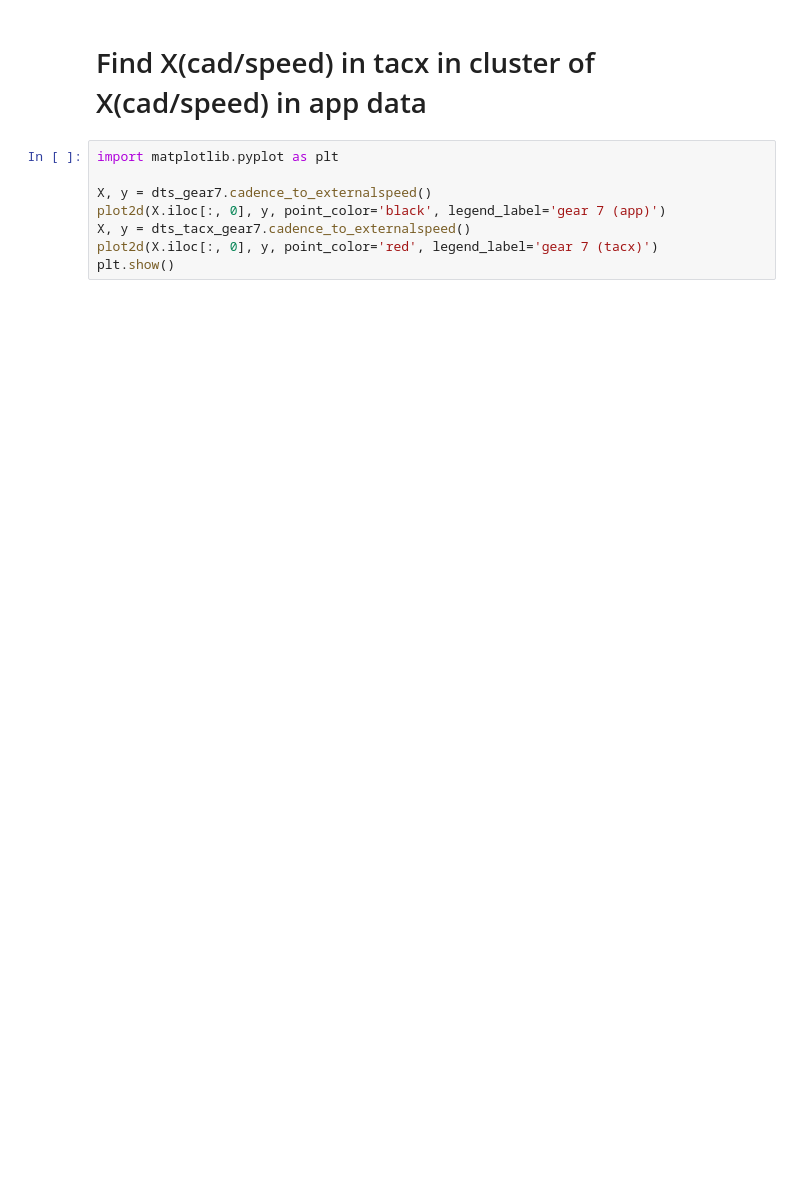
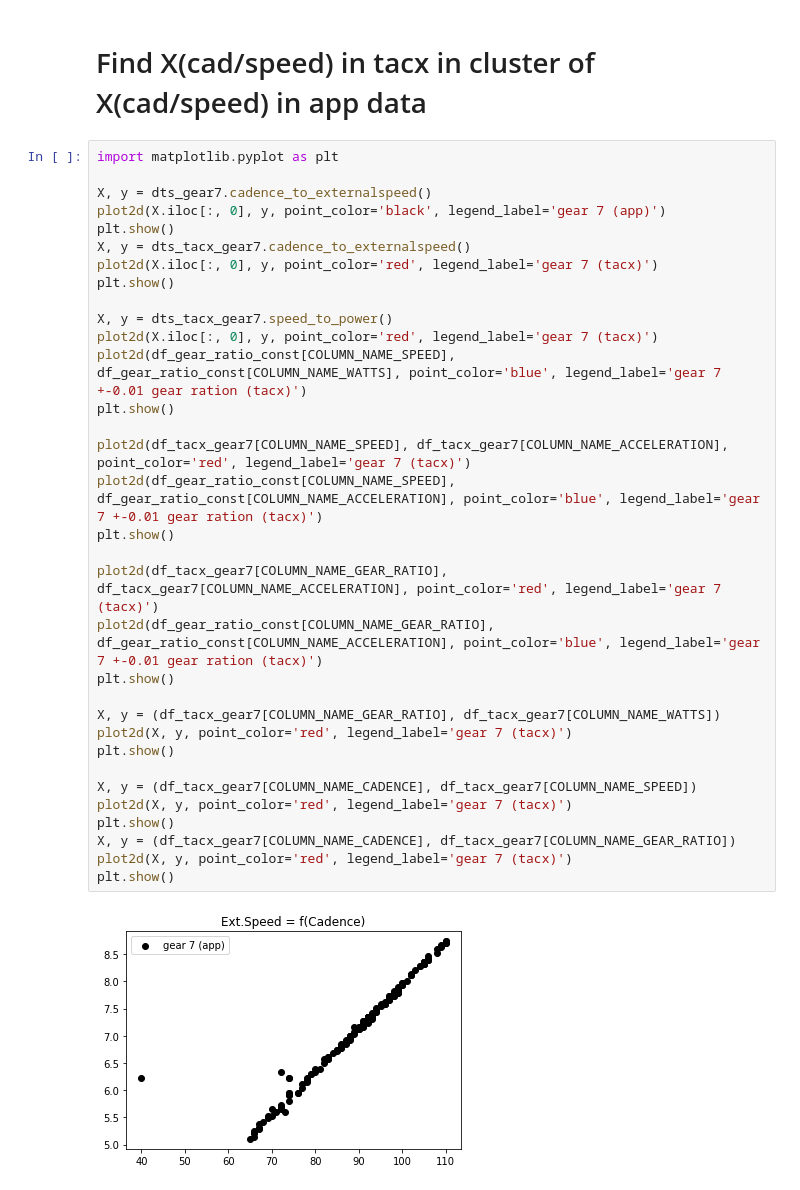
Before and after one commit to bruennijs/indoor-virtual-power-prediction, a Jupyter notebook: regression_by_speed.ipynb, the cells around one changed output. Cells and saved outputs as stored; diff of their text form; blank space fills up the shorter version.

```diff
--- a/regression_by_speed.ipynb
+++ b/regression_by_speed.ipynb
@@ -123,10 +126,37 @@ plt.show()
 # %% [markdown]
 # Find X(cad/speed) in tacx in cluster of X(cad/speed) in app data
-# %%
-import matplotlib.pyplot as plt
-
-X, y = dts_gear7.cadence_to_externalspeed()
-plot2d(X.iloc[:, 0], y, point_color='black', legend_label='gear 7 (app)')
-X, y = dts_tacx_gear7.cadence_to_externalspeed()
-plot2d(X.iloc[:, 0], y, point_color='red', legend_label='gear 7 (tacx)')
-plt.show()
+# %%
+import matplotlib.pyplot as plt
+
+X, y = dts_gear7.cadence_to_externalspeed()
+plot2d(X.iloc[:, 0], y, point_color='black', legend_label='gear 7 (app)')
+plt.show()
+X, y = dts_tacx_gear7.cadence_to_externalspeed()
+plot2d(X.iloc[:, 0], y, point_color='red', legend_label='gear 7 (tacx)')
+plt.show()
+
+X, y = dts_tacx_gear7.speed_to_power()
+plot2d(X.iloc[:, 0], y, point_color='red', legend_label='gear 7 (tacx)')
+plot2d(df_gear_ratio_const[COLUMN_NAME_SPEED], df_gear_ratio_const[COLUMN_NAME_WATTS], point_color='blue', legend_label='gear 7 +-0.01 gear ration (tacx)')
+plt.show()
+
+plot2d(df_tacx_gear7[COLUMN_NAME_SPEED], df_tacx_gear7[COLUMN_NAME_ACCELERATION], point_color='red', legend_label='gear 7 (tacx)')
+plot2d(df_gear_ratio_const[COLUMN_NAME_SPEED], df_gear_ratio_const[COLUMN_NAME_ACCELERATION], point_color='blue', legend_label='gear 7 +-0.01 gear ration (tacx)')
+plt.show()
+
+plot2d(df_tacx_gear7[COLUMN_NAME_GEAR_RATIO], df_tacx_gear7[COLUMN_NAME_ACCELERATION], point_color='red', legend_label='gear 7 (tacx)')
+plot2d(df_gear_ratio_const[COLUMN_NAME_GEAR_RATIO], df_gear_ratio_const[COLUMN_NAME_ACCELERATION], point_color='blue', legend_label='gear 7 +-0.01 gear ration (tacx)')
+plt.show()
+
+X, y = (df_tacx_gear7[COLUMN_NAME_GEAR_RATIO], df_tacx_gear7[COLUMN_NAME_WATTS])
+plot2d(X, y, point_color='red', legend_label='gear 7 (tacx)')
+plt.show()
+
+X, y = (df_tacx_gear7[COLUMN_NAME_CADENCE], df_tacx_gear7[COLUMN_NAME_SPEED])
+plot2d(X, y, point_color='red', legend_label='gear 7 (tacx)')
+plt.show()
+X, y = (df_tacx_gear7[COLUMN_NAME_CADENCE], df_tacx_gear7[COLUMN_NAME_GEAR_RATIO])
+plot2d(X, y, point_color='red', legend_label='gear 7 (tacx)')
+plt.show()
+# %% [output]
+[figure, added]
```
Also changed, not shown: parts of 5 cells of this notebook, 4 other files.
